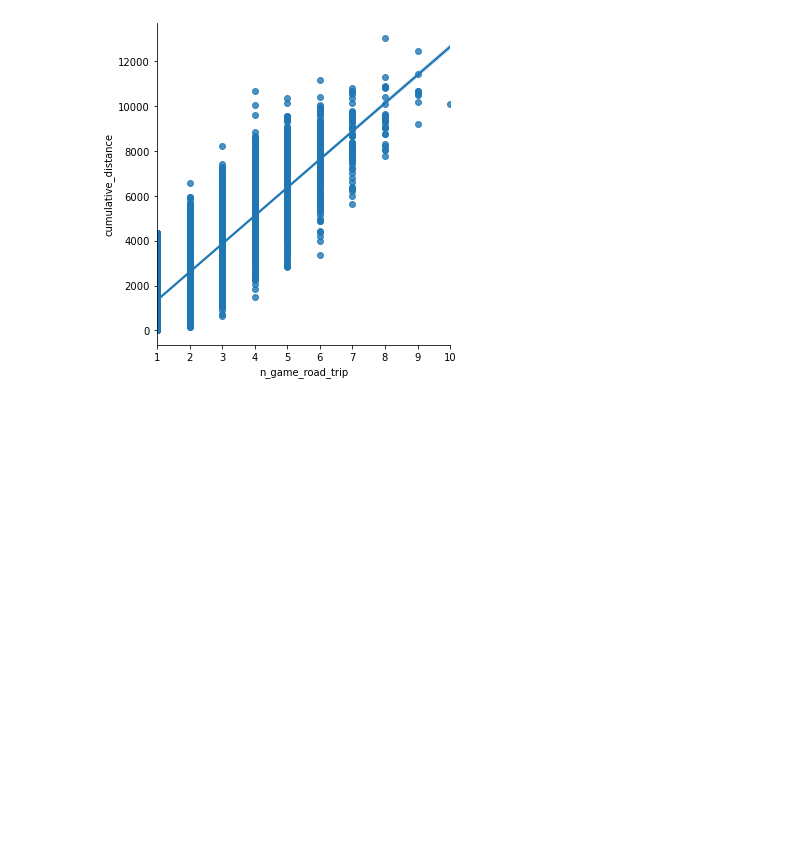
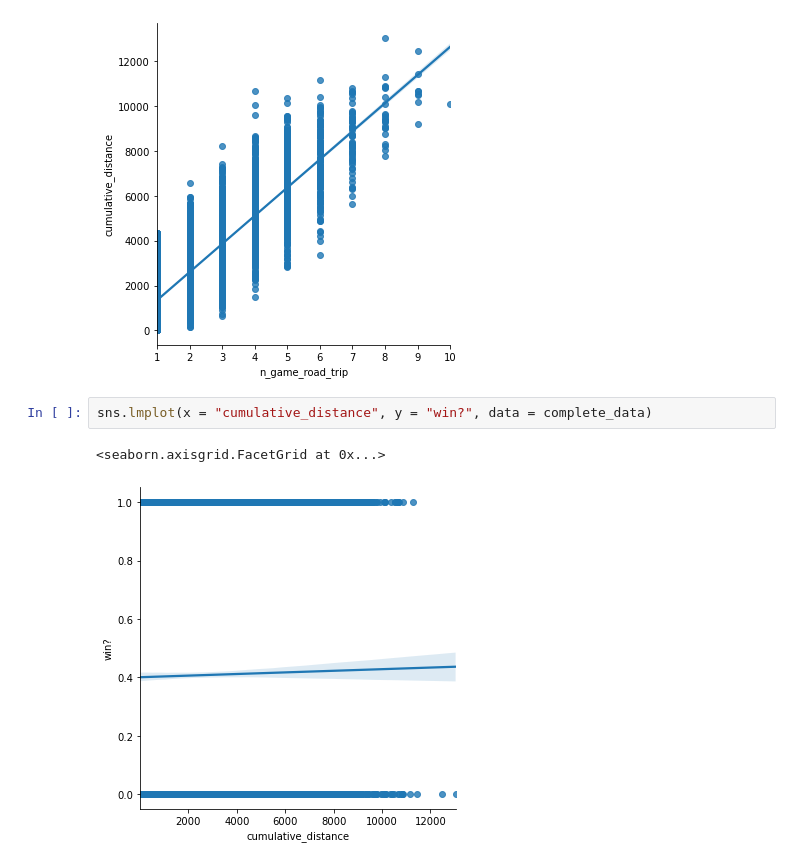
Before and after one commit to joshblecherman/Does-The-Length-of-a-Roadtrip-affect-winning-in-the-NBA-, a Jupyter notebook: travelling v winning.ipynb, the cells around one changed output. Cells and saved outputs as stored; diff of their text form; blank space fills up the shorter version.

```diff
--- a/travelling v winning.ipynb
+++ b/travelling v winning.ipynb
@@ -317,3 +371,8 @@ sns.lmplot(x = "n_game_road_trip", y = "cumulative_distance", data = complete_da
 # %% [output]
 <seaborn.axisgrid.FacetGrid at 0x...>
 [figure]
+# %%
+sns.lmplot(x = "cumulative_distance", y = "win?", data = complete_data)
+# %% [output]
+<seaborn.axisgrid.FacetGrid at 0x...>
+[figure, added]
```
Also changed, not shown: parts of 22 cells of this notebook, 11 other files.
